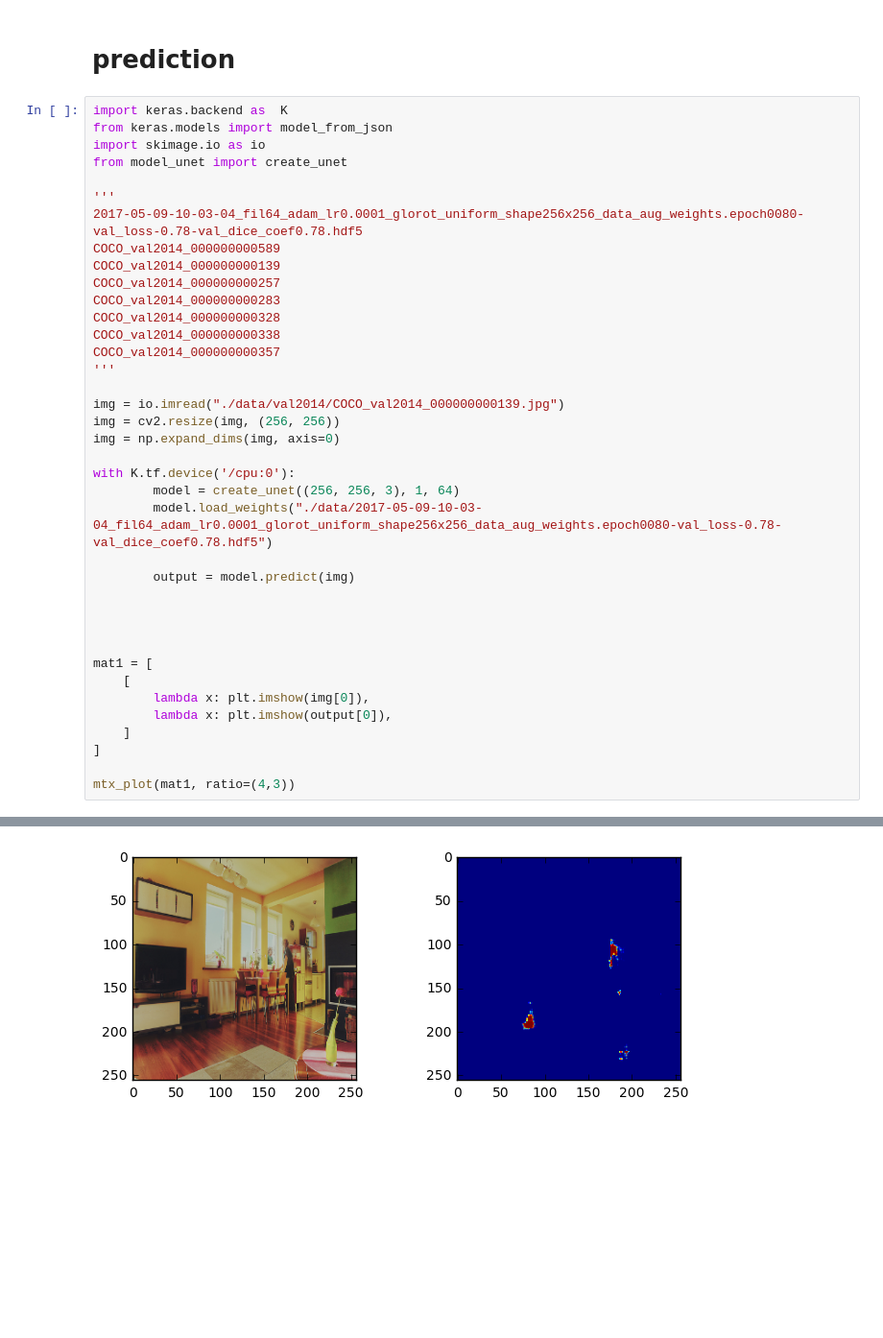
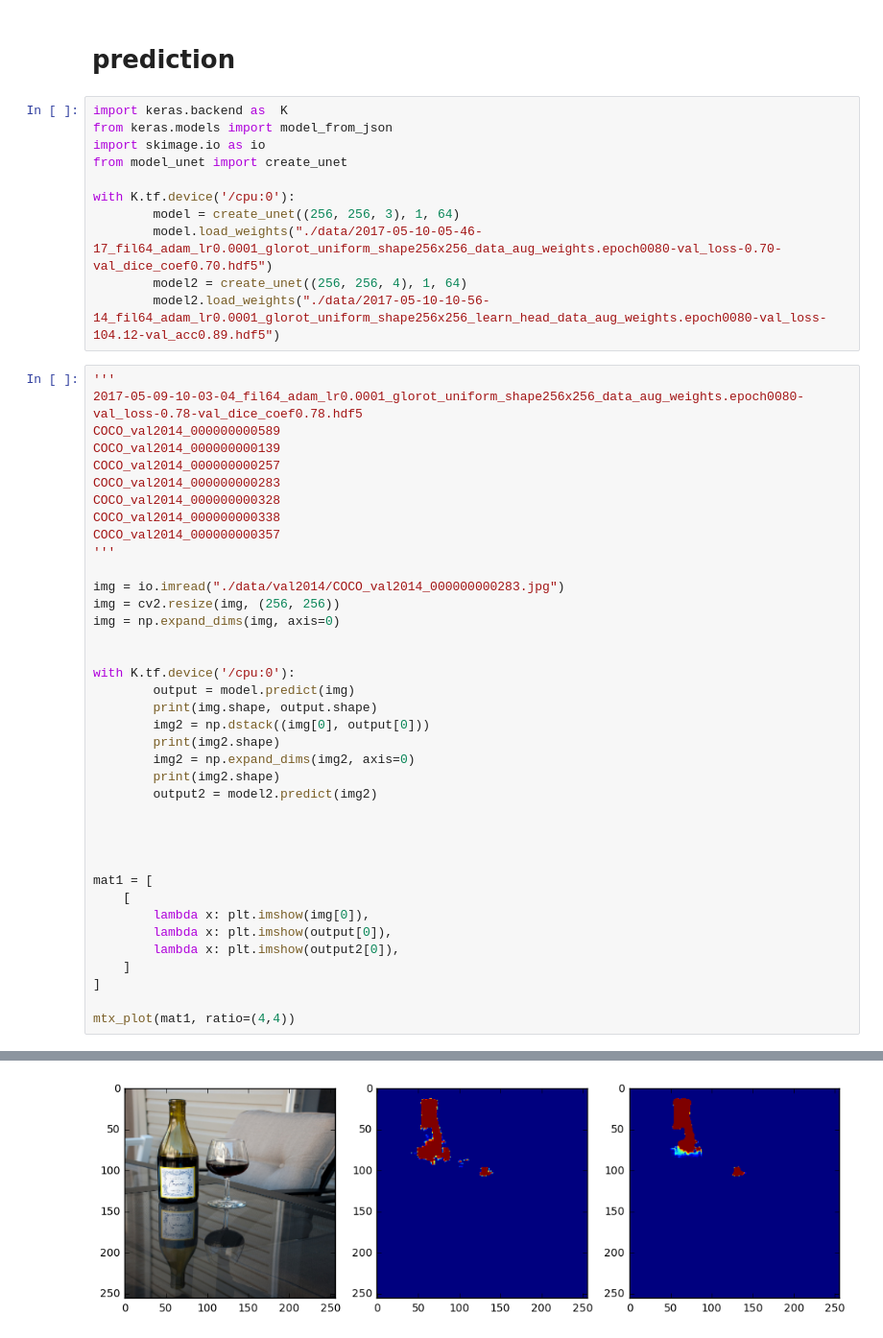
Before and after one commit to legokichi/keras-human-detector, a Jupyter notebook: predict.ipynb, the cells around one changed output, grey strips where cells are left out. Shown at 96% size. Saved outputs shown, nothing was run; the diff lists cells and outputs as text; blank space fills up the shorter version.

```diff
--- a/predict.ipynb
+++ b/predict.ipynb
@@ -23,12 +23,18 @@ def mtx_plot(fnmtx, ratio):
             k += 1
 # %% [markdown]
 # prediction
+# %%
+import keras.backend as  K
+from keras.models import model_from_json
+import skimage.io as io
+from model_unet import create_unet
+
+with K.tf.device('/cpu:0'):
+        model = create_unet((256, 256, 3), 1, 64)
+        model.load_weights("./data/2017-05-10-05-46-17_fil64_adam_lr0.0001_glorot_uniform_shape256x256_data_aug_weights.epoch0080-val_loss-0.70-val_dice_coef0.70.hdf5")
+        model2 = create_unet((256, 256, 4), 1, 64)
+        model2.load_weights("./data/2017-05-10-10-56-14_fil64_adam_lr0.0001_glorot_uniform_shape256x256_learn_head_data_aug_weights.epoch0080-val_loss-104.12-val_acc0.89.hdf5")
 # %%
-import keras.backend as  K
-from keras.models import model_from_json
-import skimage.io as io
-from model_unet import create_unet
-
 '''
 2017-05-09-10-03-04_fil64_adam_lr0.0001_glorot_uniform_shape256x256_data_aug_weights.epoch0080-val_loss-0.78-val_dice_coef0.78.hdf5
 COCO_val2014_000000000589
@@ -40,15 +46,19 @@ COCO_val2014_000000000338
 COCO_val2014_000000000357
 '''
 
-img = io.imread("./data/val2014/COCO_val2014_000000000139.jpg")
+img = io.imread("./data/val2014/COCO_val2014_000000000283.jpg")
 img = cv2.resize(img, (256, 256))
 img = np.expand_dims(img, axis=0)
 
+
 with K.tf.device('/cpu:0'):
-        model = create_unet((256, 256, 3), 1, 64)
-        model.load_weights("./data/2017-05-09-10-03-04_fil64_adam_lr0.0001_glorot_uniform_shape256x256_data_aug_weights.epoch0080-val_loss-0.78-val_dice_coef0.78.hdf5")
-
         output = model.predict(img)
+        print(img.shape, output.shape)
+        img2 = np.dstack((img[0], output[0]))
+        print(img2.shape)
+        img2 = np.expand_dims(img2, axis=0)
+        print(img2.shape)
+        output2 = model2.predict(img2)
 
 
 
@@ -57,8 +67,9 @@ mat1 = [
     [
         lambda x: plt.imshow(img[0]),
         lambda x: plt.imshow(output[0]),
+        lambda x: plt.imshow(output2[0]),
     ]
 ]
 
-mtx_plot(mat1, ratio=(4,3))
+mtx_plot(mat1, ratio=(4,4))
 # %% [output]
@@ -65 +79 @@ mtx_plot(mat1, ratio=(4,3))
-[figure, old version]
+[figure, new version]
```
Also changed, not shown: parts of 1 cell of this notebook.
